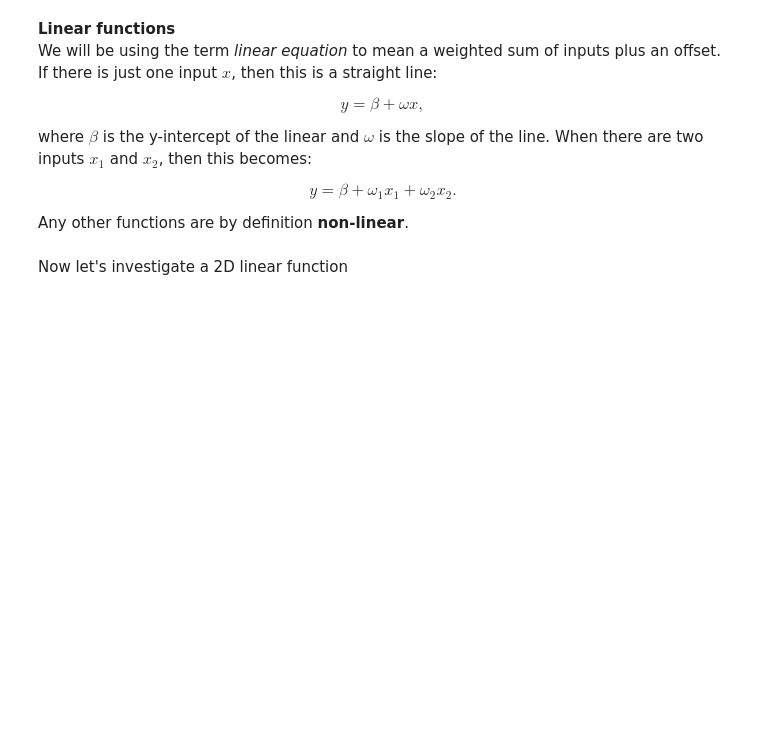
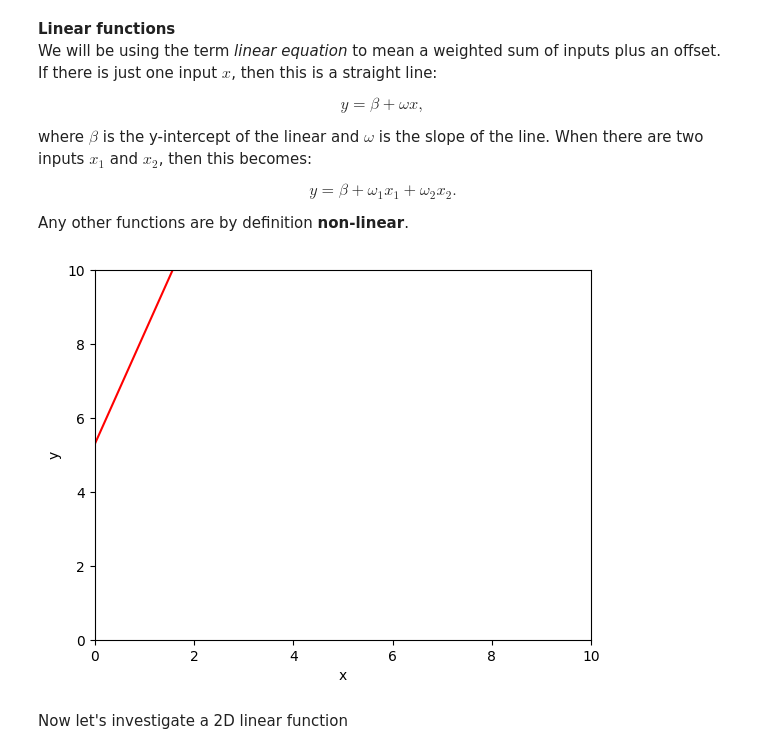
Before and after one commit to Saul-M/Deep-Learning-Class, a Jupyter notebook: 1_1_BackgroundMathematics.ipynb, the cells around one changed output. Saved outputs shown, nothing was run; the diff lists cells and outputs as text; code cells hidden in the pictures; blank space fills up the shorter version.

```diff
--- a/1_1_BackgroundMathematics.ipynb
+++ b/1_1_BackgroundMathematics.ipynb
@@ -32,24 +32,26 @@ print(linear_function_1D(2))
 # %%
 # Plot the 1D linear function
 
 # Define an array of x values from 0 to 10 with increments of 0.01
 # https://numpy.org/doc/stable/reference/generated/numpy.arange.html
 x = np.arange(0.0,10.0, 0.01)
 # Compute y using the function you filled in above
-beta = 0.0; omega = 1.0
+beta = 5.3; omega = 3.0
 
 y = linear_function_1D(x,beta,omega)
 
 # Plot this function
 fig, ax = plt.subplots()
 ax.plot(x,y,'r-')
 ax.set_ylim([0,10]);ax.set_xlim([0,10])
 ax.set_xlabel('x'); ax.set_ylabel('y')
 plt.show()
 
 # TODO -- experiment with changing the values of beta and omega
 # to understand what they do.  Try to make a line
 # that crosses the y-axis at y=10 and the x-axis at x=5
+# %% [output]
+[figure, added]
 # %% [markdown]
 Now let's investigate a 2D linear function
 # %%
```
Also changed, not shown: parts of 14 cells of this notebook.
